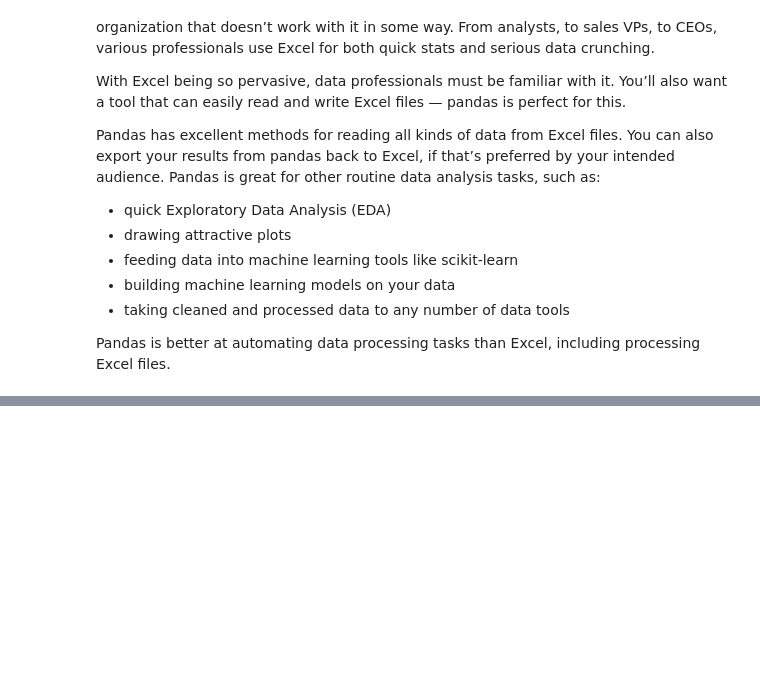
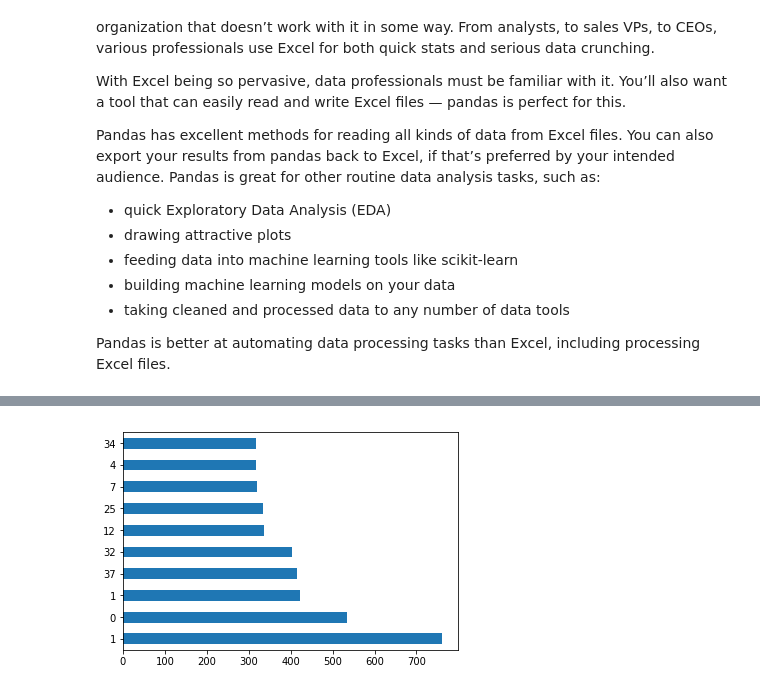
Before and after one commit to bignollo/DSPXI, a Jupyter notebook: 06 - Excel/06.00-Introduction-to-excel.ipynb, the cells around one changed output, grey strips where cells are left out. Drawn from its saved outputs; the diff is of its cells as text; code cells hidden in the pictures; blank space fills up the shorter version.

Commit message:
Added excel Module P1

```diff
--- a/06 - Excel/06.00-Introduction-to-excel.ipynb
+++ b/06 - Excel/06.00-Introduction-to-excel.ipynb
@@ -513,0 +521,4 @@ Pandas is better at automating data processing tasks than Excel, including proce
+# %%
+import pandas as pd
+excel_file = 'IMDB-Movie-Data.xlsx'
+movies = pd.read_excel(excel_file)
@@ -513,0 +592,6 @@ Pandas is better at automating data processing tasks than Excel, including proce
+# %%
+xlsx = pd.ExcelFile(excel_file)
+movies_sheets = []
+for sheet in xlsx.sheet_names:
+    movies_sheets.append(xlsx.parse(sheet))
+movies = pd.concat(movies_sheets)
@@ -513,0 +627,2 @@ Pandas is better at automating data processing tasks than Excel, including proce
+# %%
+sorted_by_gross = movies.sort_values(['Revenue (Millions)'], ascending=False)
@@ -513,0 +651,7 @@ Pandas is better at automating data processing tasks than Excel, including proce
+# %%
+%matplotlib inline
+import matplotlib.pyplot as plt
+sorted_by_gross['Revenue (Millions)'].head(10).plot(kind="barh")
+plt.show()
+# %% [output]
+[figure, added]
```
Also changed, not shown: parts of 67 cells of this notebook, 5 other files.
